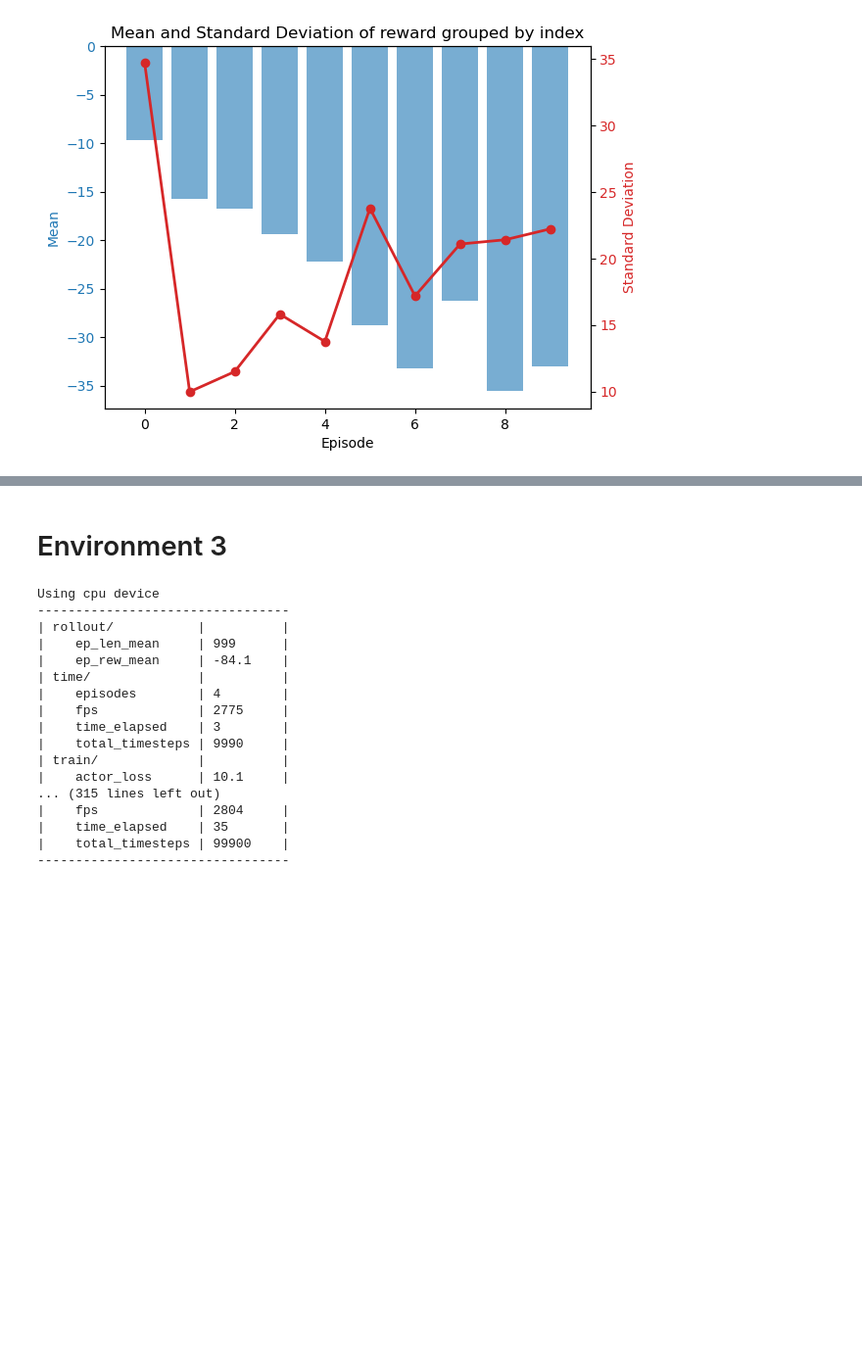
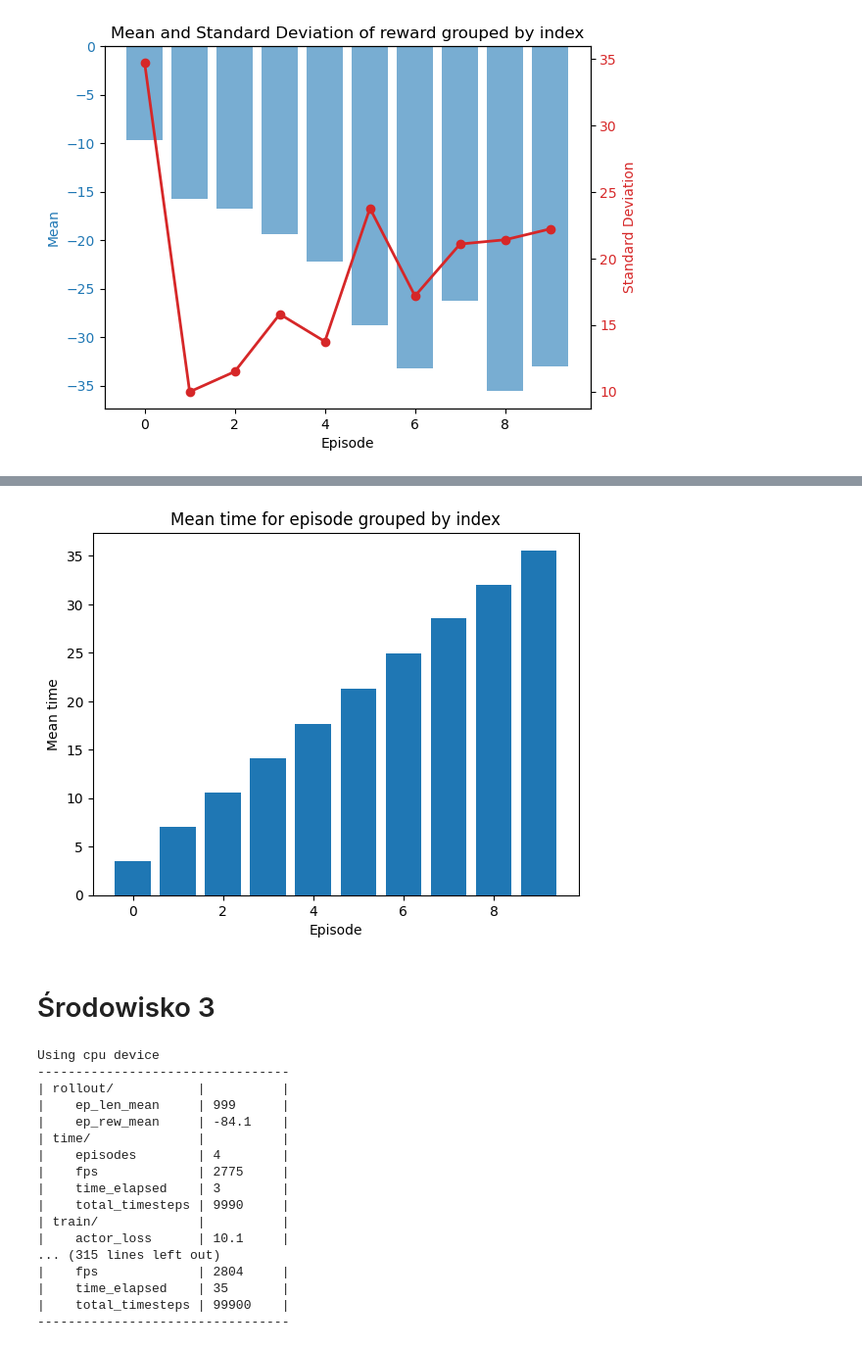
Before and after one commit to dubielel/computational-intelligence-in-digital-data-analysis, a Jupyter notebook: lab5/lab5_DDPG.ipynb, the cells around one changed output, grey strips where cells are left out. Shown at 98% size. Drawn from its saved outputs; the diff is of its cells as text; code cells hidden in the pictures; blank space fills up the shorter version.

```diff
--- a/lab5/lab5_DDPG.ipynb
+++ b/lab5/lab5_DDPG.ipynb
@@ -158,5 +199,9 @@ Using cpu device
+# %%
+plot_mean_time_for_episode(results2)
+# %% [output]
+[figure, added]
 # %% [markdown]
-# Environment 3
+# Środowisko 3
 # %%
 hyperparams3 = dict(
     learning_rate=0.01,
```
Also changed, not shown: parts of 19 cells of this notebook.
